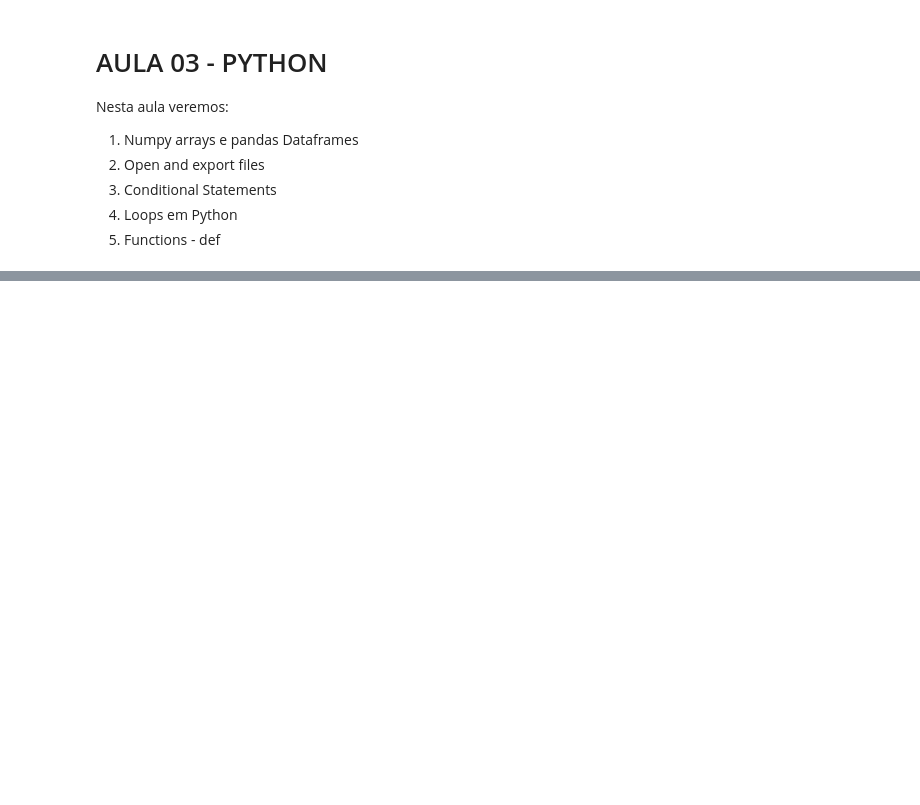
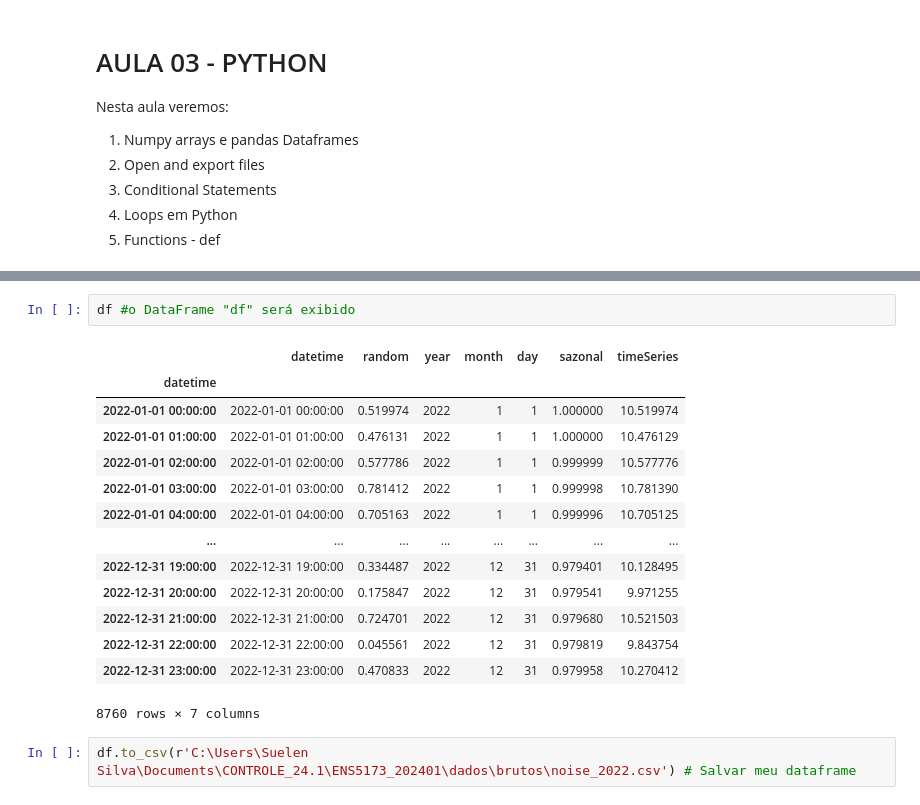
Before and after one commit to Suelensilva22/ENS5173_202401, a Jupyter notebook: Atividade01_Etapa02.ipynb, the cells around one changed output, grey strips where cells are left out. Drawn from its saved outputs; the diff is of its cells as text; blank space fills up the shorter version.

```diff
--- a/Atividade01_Etapa02.ipynb
+++ b/Atividade01_Etapa02.ipynb
@@ -65,0 +172,19 @@ Matplotlib is building the font cache; this may take a moment.
+# %%
+df #o DataFrame "df" será exibido
+# %% [output]
+|  | datetime | random | year | month | day | sazonal | timeSeries |
+| datetime |  |  |  |  |  |  |  |
+| 2022-01-01 00:00:00 | 2022-01-01 00:00:00 | 0.519974 | 2022 | 1 | 1 | 1.000000 | 10.519974 |
+| 2022-01-01 01:00:00 | 2022-01-01 01:00:00 | 0.476131 | 2022 | 1 | 1 | 1.000000 | 10.476129 |
+| 2022-01-01 02:00:00 | 2022-01-01 02:00:00 | 0.577786 | 2022 | 1 | 1 | 0.999999 | 10.577776 |
+| 2022-01-01 03:00:00 | 2022-01-01 03:00:00 | 0.781412 | 2022 | 1 | 1 | 0.999998 | 10.781390 |
+| 2022-01-01 04:00:00 | 2022-01-01 04:00:00 | 0.705163 | 2022 | 1 | 1 | 0.999996 | 10.705125 |
+| ... | ... | ... | ... | ... | ... | ... | ... |
+| 2022-12-31 19:00:00 | 2022-12-31 19:00:00 | 0.334487 | 2022 | 12 | 31 | 0.979401 | 10.128495 |
+| 2022-12-31 20:00:00 | 2022-12-31 20:00:00 | 0.175847 | 2022 | 12 | 31 | 0.979541 | 9.971255 |
+| 2022-12-31 21:00:00 | 2022-12-31 21:00:00 | 0.724701 | 2022 | 12 | 31 | 0.979680 | 10.521503 |
+| 2022-12-31 22:00:00 | 2022-12-31 22:00:00 | 0.045561 | 2022 | 12 | 31 | 0.979819 | 9.843754 |
+| 2022-12-31 23:00:00 | 2022-12-31 23:00:00 | 0.470833 | 2022 | 12 | 31 | 0.979958 | 10.270412 |
+8760 rows × 7 columns
+# %%
+df.to_csv(r'C:\Users\Suelen Silva\Documents\CONTROLE_24.1\ENS5173_202401\dados\brutos\noise_2022.csv') # Salvar meu dataframe
```
Also changed, not shown: parts of 15 cells of this notebook, 1 other file.
